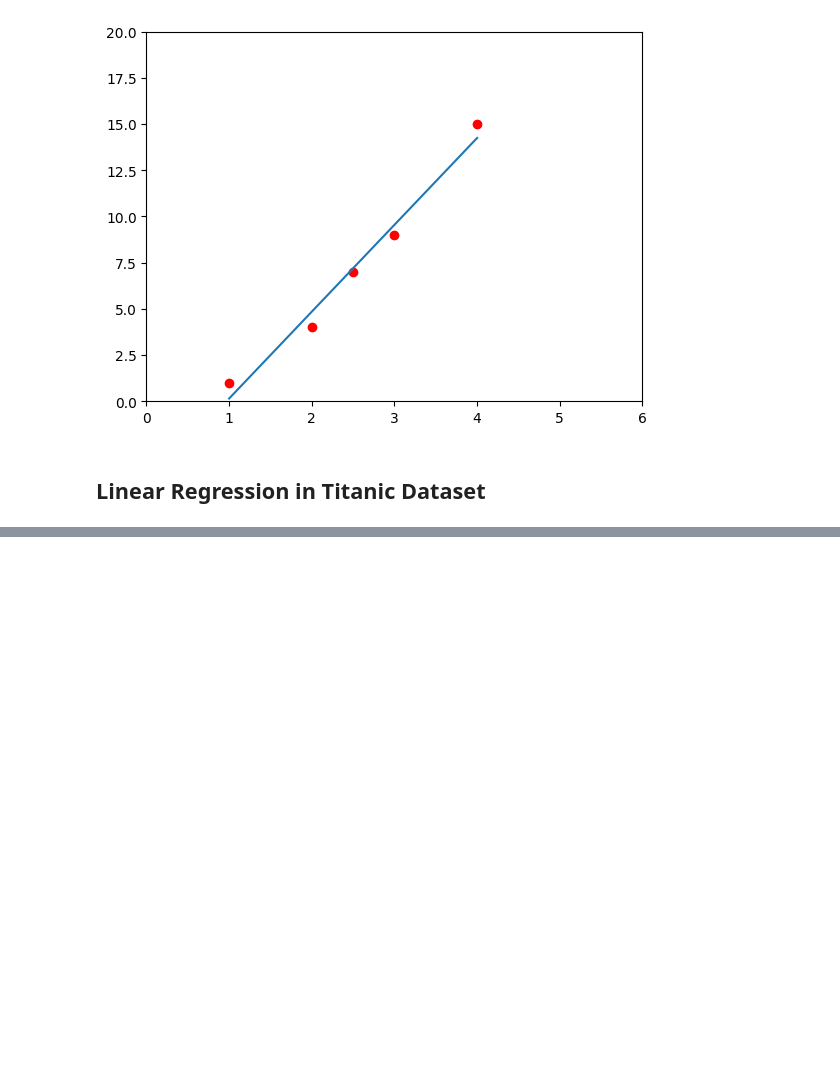
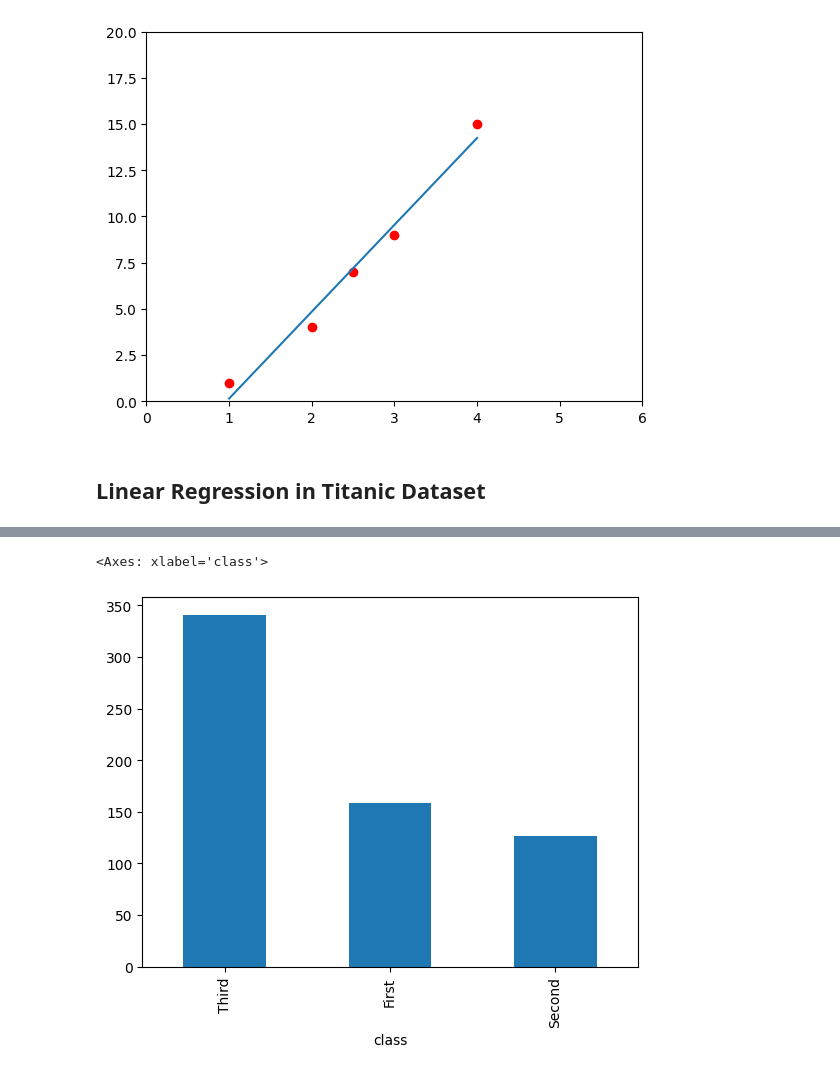
Before and after one commit to Sweta-Das/TensorFlow-Python-Projects, a Jupyter notebook: 2-Linear_Regression/fcc_Linear_Regression.ipynb, the cells around one changed output, grey strips where cells are left out. Drawn from its saved outputs; the diff is of its cells as text; code cells hidden in the pictures; blank space fills up the shorter version.

```diff
--- a/2-Linear_Regression/fcc_Linear_Regression.ipynb
+++ b/2-Linear_Regression/fcc_Linear_Regression.ipynb
@@ -57,0 +135,5 @@ import tensorflow.compat.v2.feature_column as fc
+# %%
+dftrain['class'].value_counts().plot(kind='bar')
+# %% [output]
+<Axes: xlabel='class'>
+[figure, added]
```
Also changed, not shown: parts of 18 cells of this notebook.
